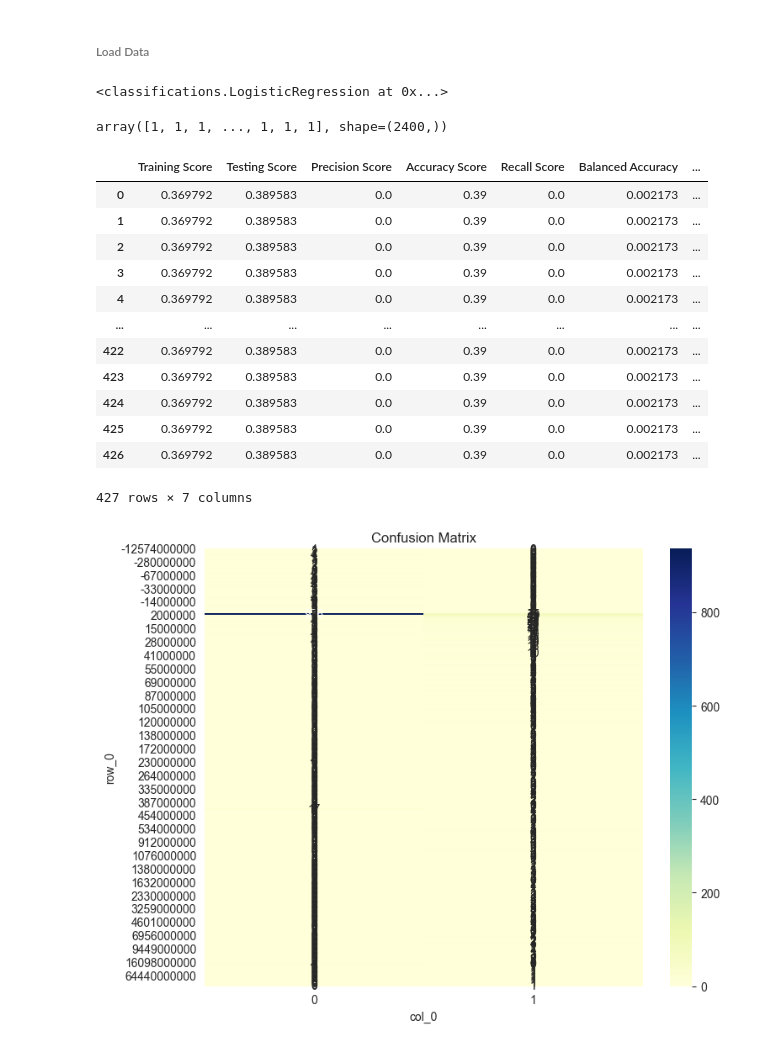
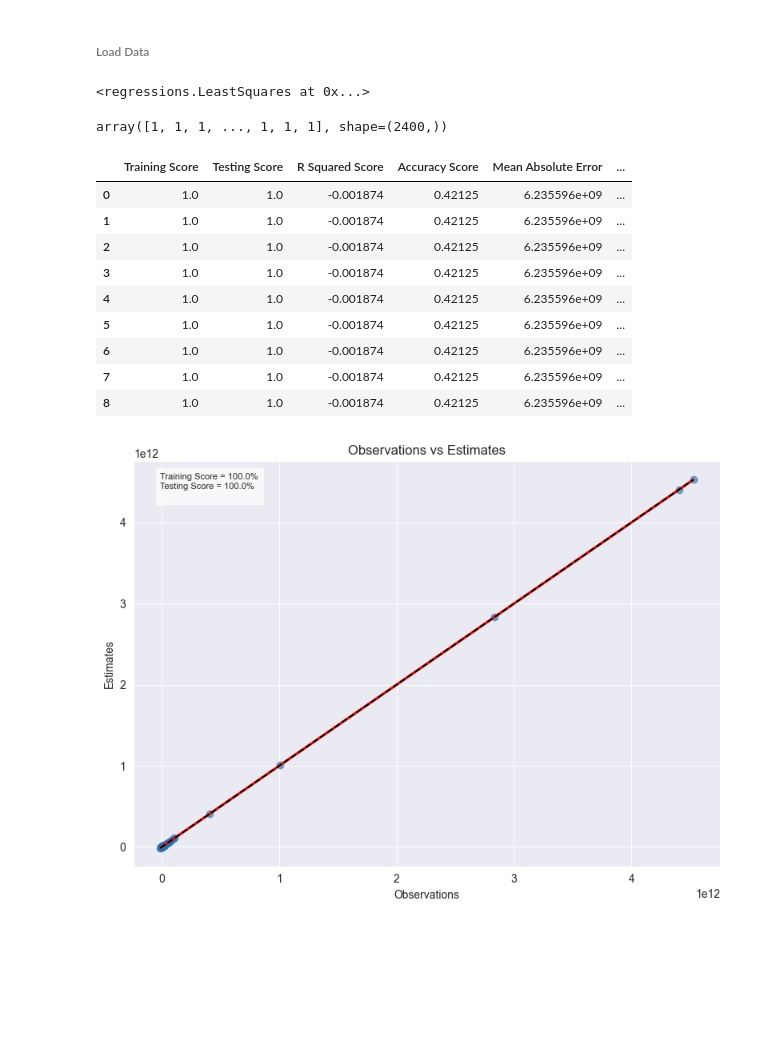
Before and after one commit to is-leeroy-jenkins/Mathy, a Jupyter notebook: ipynb/board.ipynb, the cells around one changed output. Cells and saved outputs as stored; diff of their text form; code cells hidden in the pictures; blank space fills up the shorter version.

```diff
--- a/ipynb/board.ipynb
+++ b/ipynb/board.ipynb
@@ -71,8 +71,8 @@ std_data = scaler.train_transform( ds.data )
 normal = NormalScaler( )
 nrm_data = normal.train_transform( ds.data )
 # %%
-pr = LogisticRegression( )
+pr = Ridge( )
 pr.train( data, targets )
 # %% [output]
-<classifications.LogisticRegression at 0x...>
+<regressions.LeastSquares at 0x...>
 # %%
@@ -84,21 +84,17 @@ array([1, 1, 1, ..., 1, 1, 1], shape=(2400,))
 score = pr.score( data, targets )
 score
 # %% [output]
-|  | Training Score | Testing Score | Precision Score | Accuracy Score | Recall Score | Balanced Accuracy | ... |
-| 0 | 0.369792 | 0.389583 | 0.0 | 0.39 | 0.0 | 0.002173 | ... |
-| 1 | 0.369792 | 0.389583 | 0.0 | 0.39 | 0.0 | 0.002173 | ... |
-| 2 | 0.369792 | 0.389583 | 0.0 | 0.39 | 0.0 | 0.002173 | ... |
-| 3 | 0.369792 | 0.389583 | 0.0 | 0.39 | 0.0 | 0.002173 | ... |
-| 4 | 0.369792 | 0.389583 | 0.0 | 0.39 | 0.0 | 0.002173 | ... |
-| ... | ... | ... | ... | ... | ... | ... | ... |
-| 422 | 0.369792 | 0.389583 | 0.0 | 0.39 | 0.0 | 0.002173 | ... |
-| 423 | 0.369792 | 0.389583 | 0.0 | 0.39 | 0.0 | 0.002173 | ... |
-| 424 | 0.369792 | 0.389583 | 0.0 | 0.39 | 0.0 | 0.002173 | ... |
-| 425 | 0.369792 | 0.389583 | 0.0 | 0.39 | 0.0 | 0.002173 | ... |
-| 426 | 0.369792 | 0.389583 | 0.0 | 0.39 | 0.0 | 0.002173 | ... |
+|  | Training Score | Testing Score | R Squared Score | Accuracy Score | Mean Absolute Error | ... |
+| 0 | 1.0 | 1.0 | -0.001874 | 0.42125 | 6.235596e+09 | ... |
+| 1 | 1.0 | 1.0 | -0.001874 | 0.42125 | 6.235596e+09 | ... |
+| 2 | 1.0 | 1.0 | -0.001874 | 0.42125 | 6.235596e+09 | ... |
+| 3 | 1.0 | 1.0 | -0.001874 | 0.42125 | 6.235596e+09 | ... |
+| 4 | 1.0 | 1.0 | -0.001874 | 0.42125 | 6.235596e+09 | ... |
+| 5 | 1.0 | 1.0 | -0.001874 | 0.42125 | 6.235596e+09 | ... |
+| 6 | 1.0 | 1.0 | -0.001874 | 0.42125 | 6.235596e+09 | ... |
+| 7 | 1.0 | 1.0 | -0.001874 | 0.42125 | 6.235596e+09 | ... |
+| 8 | 1.0 | 1.0 | -0.001874 | 0.42125 | 6.235596e+09 | ... |
-427 rows × 7 columns
 # %%
-analytics = pr.analyze( data, targets )
-analytics
+pr.scatter_plot( data, targets )
 # %% [output]
-[figure, old version]
+[figure, new version]
```
Also changed, not shown: parts of 3 cells of this notebook, 2 other files.
